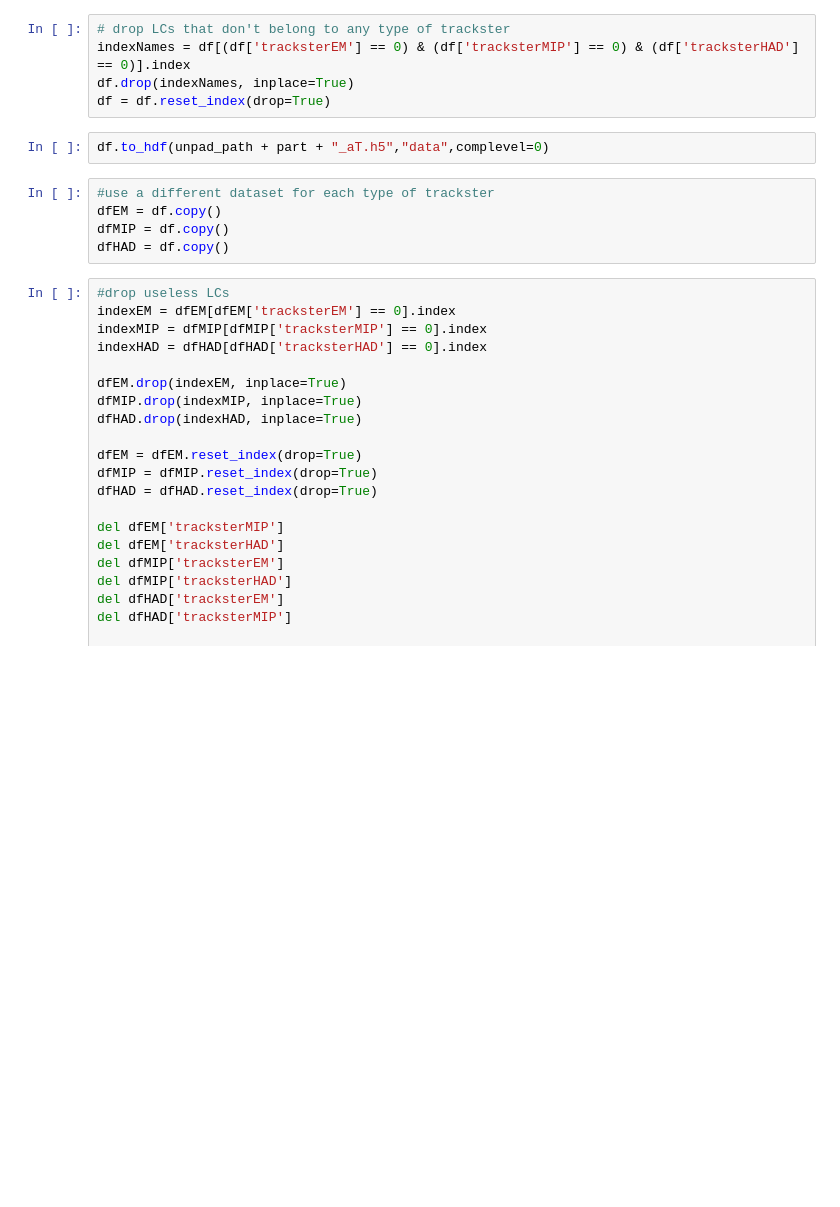
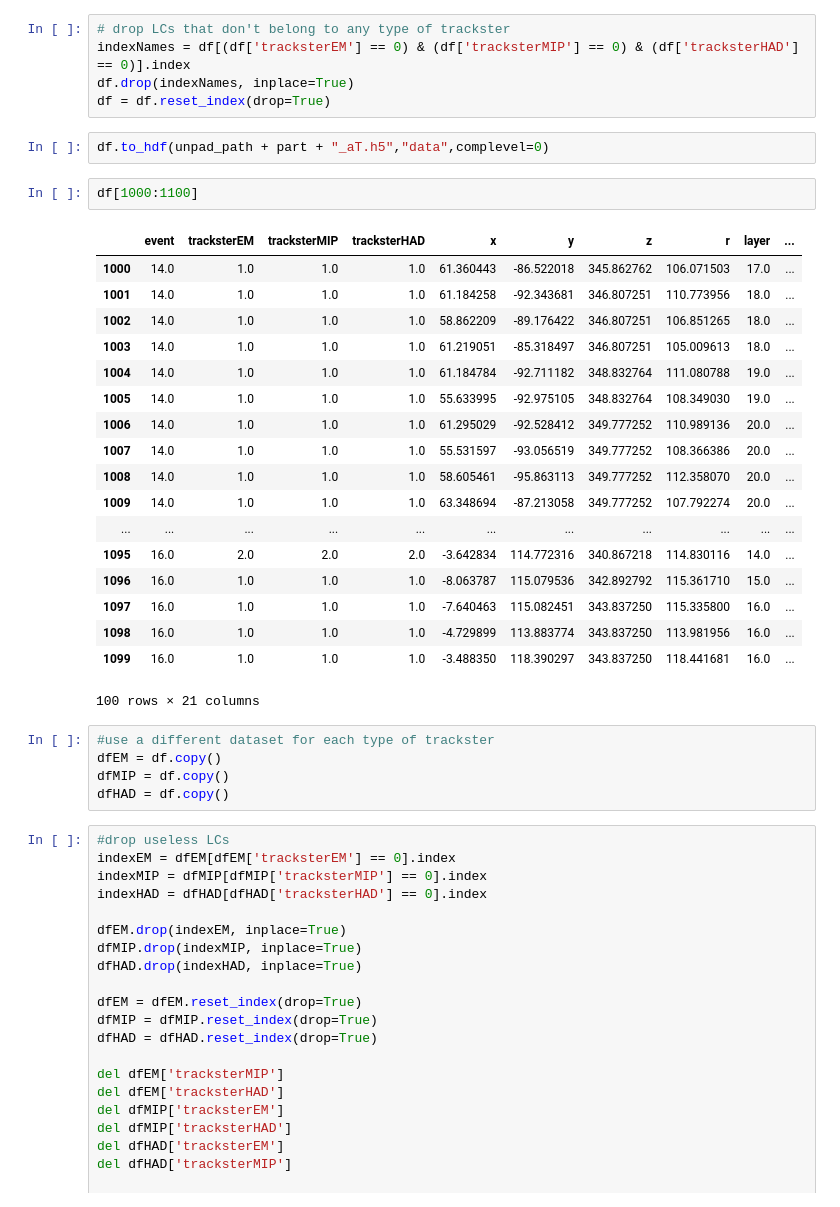
Before and after one commit to tonydp03/PID-ER_v2, a Jupyter notebook: allTracksters_data_dumping.ipynb, the cells around one changed output. Drawn from its saved outputs; the diff is of its cells as text; blank space fills up the shorter version.

```diff
--- a/allTracksters_data_dumping.ipynb
+++ b/allTracksters_data_dumping.ipynb
@@ -145,6 +147,27 @@ df.drop(indexNames, inplace=True)
 df = df.reset_index(drop=True)
 # %%
 df.to_hdf(unpad_path + part + "_aT.h5","data",complevel=0)
+# %%
+df[1000:1100]
+# %% [output]
+|  | event | tracksterEM | tracksterMIP | tracksterHAD | x | y | z | r | layer | ... |
+| 1000 | 14.0 | 1.0 | 1.0 | 1.0 | 61.360443 | -86.522018 | 345.862762 | 106.071503 | 17.0 | ... |
+| 1001 | 14.0 | 1.0 | 1.0 | 1.0 | 61.184258 | -92.343681 | 346.807251 | 110.773956 | 18.0 | ... |
+| 1002 | 14.0 | 1.0 | 1.0 | 1.0 | 58.862209 | -89.176422 | 346.807251 | 106.851265 | 18.0 | ... |
+| 1003 | 14.0 | 1.0 | 1.0 | 1.0 | 61.219051 | -85.318497 | 346.807251 | 105.009613 | 18.0 | ... |
+| 1004 | 14.0 | 1.0 | 1.0 | 1.0 | 61.184784 | -92.711182 | 348.832764 | 111.080788 | 19.0 | ... |
+| 1005 | 14.0 | 1.0 | 1.0 | 1.0 | 55.633995 | -92.975105 | 348.832764 | 108.349030 | 19.0 | ... |
+| 1006 | 14.0 | 1.0 | 1.0 | 1.0 | 61.295029 | -92.528412 | 349.777252 | 110.989136 | 20.0 | ... |
+| 1007 | 14.0 | 1.0 | 1.0 | 1.0 | 55.531597 | -93.056519 | 349.777252 | 108.366386 | 20.0 | ... |
+| 1008 | 14.0 | 1.0 | 1.0 | 1.0 | 58.605461 | -95.863113 | 349.777252 | 112.358070 | 20.0 | ... |
+| 1009 | 14.0 | 1.0 | 1.0 | 1.0 | 63.348694 | -87.213058 | 349.777252 | 107.792274 | 20.0 | ... |
+| ... | ... | ... | ... | ... | ... | ... | ... | ... | ... | ... |
+| 1095 | 16.0 | 2.0 | 2.0 | 2.0 | -3.642834 | 114.772316 | 340.867218 | 114.830116 | 14.0 | ... |
+| 1096 | 16.0 | 1.0 | 1.0 | 1.0 | -8.063787 | 115.079536 | 342.892792 | 115.361710 | 15.0 | ... |
+| 1097 | 16.0 | 1.0 | 1.0 | 1.0 | -7.640463 | 115.082451 | 343.837250 | 115.335800 | 16.0 | ... |
+| 1098 | 16.0 | 1.0 | 1.0 | 1.0 | -4.729899 | 113.883774 | 343.837250 | 113.981956 | 16.0 | ... |
+| 1099 | 16.0 | 1.0 | 1.0 | 1.0 | -3.488350 | 118.390297 | 343.837250 | 118.441681 | 16.0 | ... |
+100 rows × 21 columns
 # %%
 #use a different dataset for each type of trackster
 dfEM = df.copy()
```
Also changed, not shown: parts of 7 cells of this notebook.
